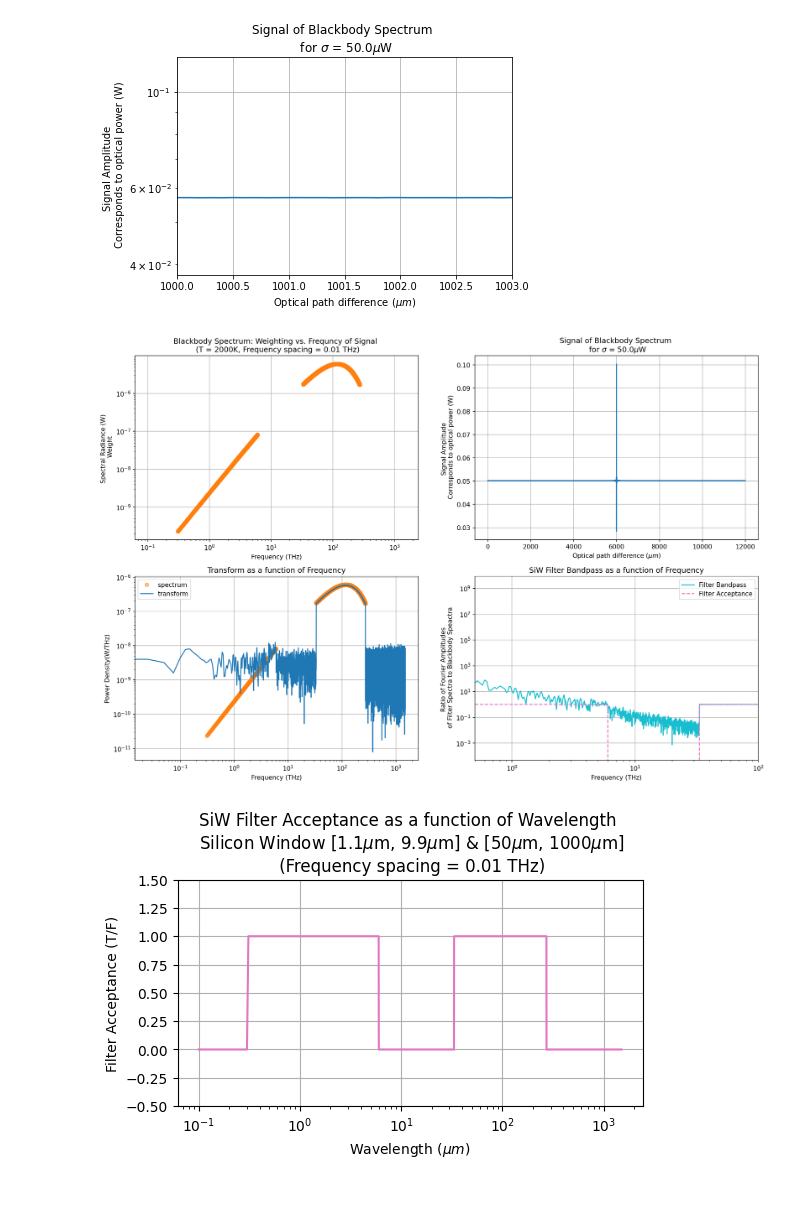
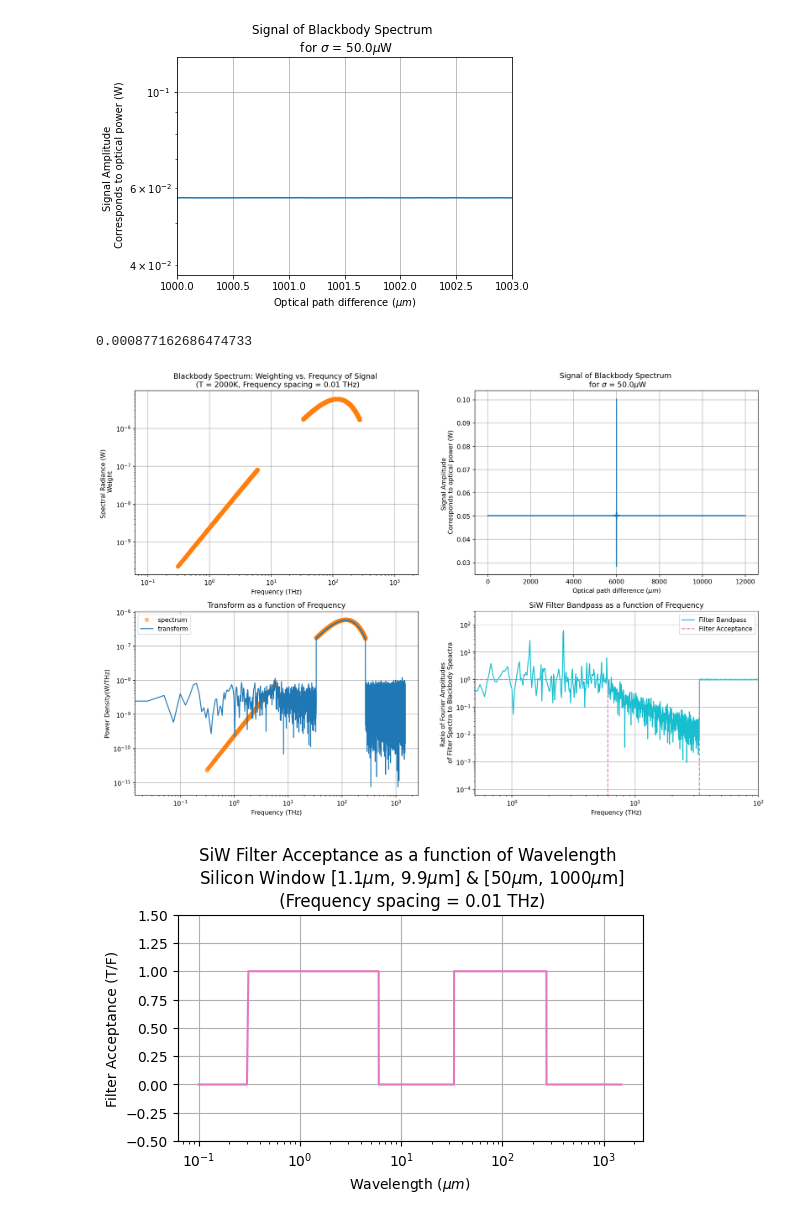
Before and after one commit to nkurinsky/THz-FTS, a Jupyter notebook: python/Notebooks/MaxNoiseBBSpectrum.ipynb, the cells around one changed output. Cells and saved outputs as stored; diff of their text form; code cells hidden in the pictures.

```diff
--- a/python/Notebooks/MaxNoiseBBSpectrum.ipynb
+++ b/python/Notebooks/MaxNoiseBBSpectrum.ipynb
@@ -107,6 +106,10 @@ plt.ylabel("Signal Amplitude \n Corresponds to optical power (W)")
 # %% [output]
 Text(0, 0.5, 'Signal Amplitude \n Corresponds to optical power (W)')
 [figure]
+# %%
+print(sigma/(sum(y)/len(y)))
+# %% [output]
+0.000877162686474733
 # %%
 x, y_filter, weights, filter_val = blackbody_input_function(lambda_or_nu, frequencies, frequency_slice_size, filter='SiW')
 
@@ -121,11 +124,12 @@ plt.plot(x,y_total_SiW)
 
 plt.subplot(2, 2, 3)
 frequency, spectrum = psd_frequency(y_total_SiW, 'parzen')
+
 plt.semilogy(frequencies, weights/df*1e9, 'o', alpha = 0.5,  label = 'spectrum', color='C1')
 plt.semilogy(frequency, spectrum, label='transform', color='C0')
 
 plt.subplot(2, 2, 4)
-plt.semilogy(frequency, spectrum/spectrum_nofilter, label = "Filter Bandpass", color='C9')
+plt.semilogy(frequency, spectrum/spectrum_nofilter_noise, label = "Filter Bandpass", color='C9')
 plt.semilogy(frequencies, filter_val, '--', label = 'Filter Acceptance', color='C6')
 
 #plot details for blackbody spectrum plot
@@ -138,34 +142,34 @@ plt.title(title)
 plt.xlabel("Frequency (THz)")
 plt.ylabel("Spectral Radiance (W) \n Weight")
 
 #plot details for signal plot
 plt.subplot(2, 2, 2)
 plt.grid(True)
 plt.title("Signal of Blackbody Spectrum \n for $\sigma$ = "+ str(round(sigma/1e-6,2)) + "$\mu$W")
 plt.xlabel("Optical path difference ($\mu m$)")
 plt.ylabel("Signal Amplitude \n Corresponds to optical power (W)")
 
 #plot details for fourier transform plot in terms of frequency rather than wavenumber
 plt.subplot(2, 2, 3)
 plt.title("Transform as a function of Frequency")
 plt.xscale('log')
 plt.legend()
 plt.grid(True)
 plt.xlabel('Frequency (THz)')
 plt.ylabel("Power Density(W/THz)")
 
 #plot details for transfer function (which is power specctrum in frequency for filter/ blackbody~ like dividing out the noise)
 plt.subplot(2, 2, 4)
 plt.title("SiW Filter Bandpass as a function of Frequency")
 plt.xscale('log')
 plt.grid(True)
 plt.legend()
 plt.xlim(5e-1, 100)
 plt.xlabel('Frequency (THz)')
 plt.ylabel("Ratio of Fourier Amplitudes \n of Filter Spectra to Blackbody Speactra")
 plt.show()
 # %% [output]
-[figure, old version]
+[figure, new version]
 # %%
 fig = plt.figure(figsize=(6, 3), dpi=100)
 
```
Also changed, not shown: parts of 5 cells of this notebook.
